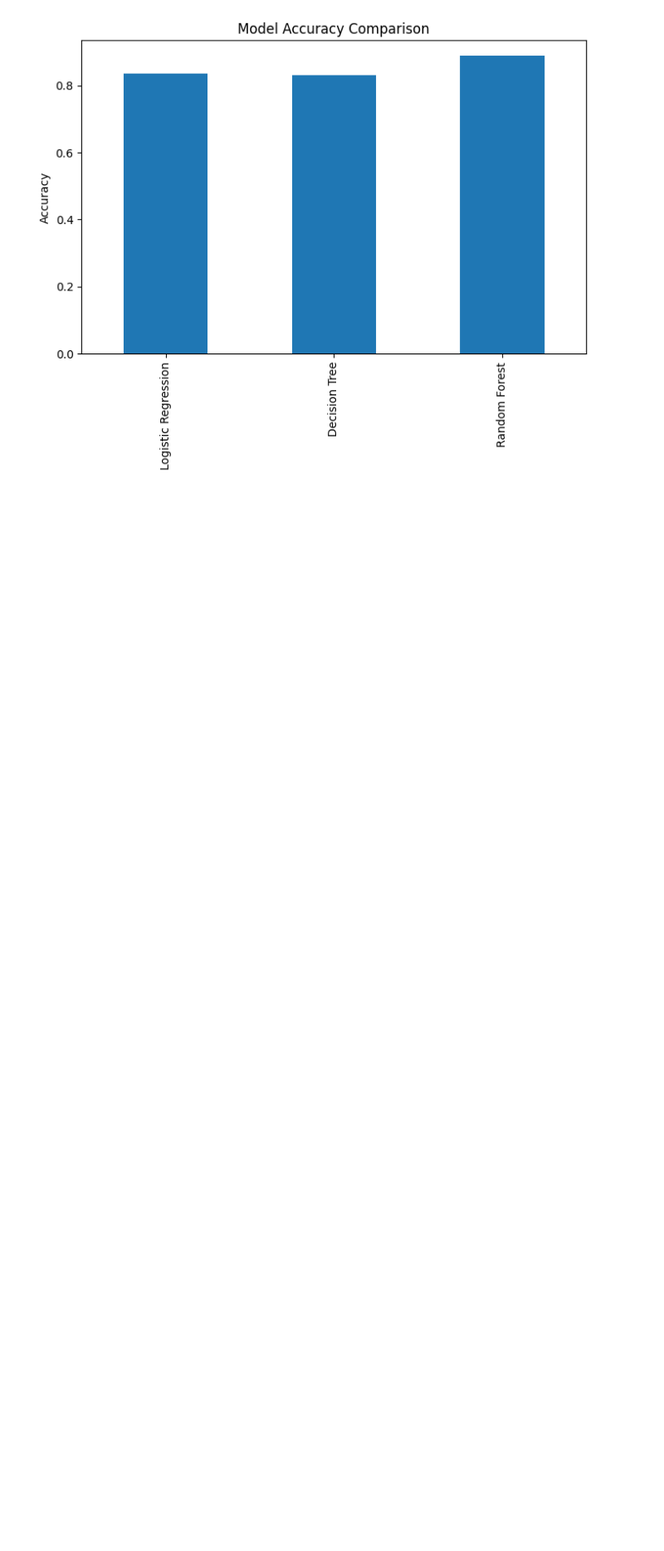
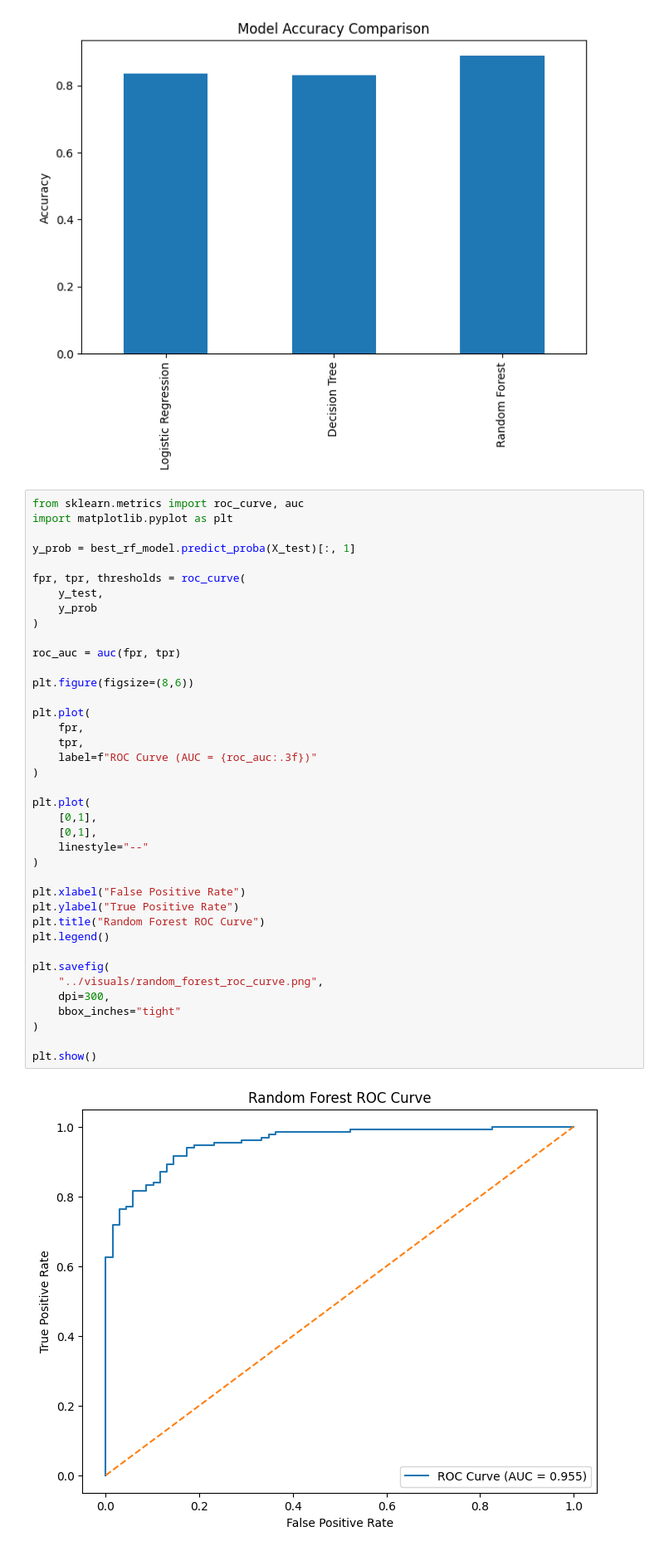
Before and after one commit to Animesh1020/hdfc_ml_project, a Jupyter notebook: notebooks/02_loan_approval_prediction.ipynb, the cells around one changed output. Shown at 83% size. Drawn from its saved outputs; the diff is of its cells as text; blank space fills up the shorter version.

Commit message:
feat: add ROC curve visualization for loan approval model

```diff
--- a/notebooks/02_loan_approval_prediction.ipynb
+++ b/notebooks/02_loan_approval_prediction.ipynb
@@ -257,6 +257,47 @@ plt.savefig(
 plt.show()
 # %% [output]
 [figure]
+# %%
+from sklearn.metrics import roc_curve, auc
+import matplotlib.pyplot as plt
+
+y_prob = best_rf_model.predict_proba(X_test)[:, 1]
+
+fpr, tpr, thresholds = roc_curve(
+    y_test,
+    y_prob
+)
+
+roc_auc = auc(fpr, tpr)
+
+plt.figure(figsize=(8,6))
+
+plt.plot(
+    fpr,
+    tpr,
+    label=f"ROC Curve (AUC = {roc_auc:.3f})"
+)
+
+plt.plot(
+    [0,1],
+    [0,1],
+    linestyle="--"
+)
+
+plt.xlabel("False Positive Rate")
+plt.ylabel("True Positive Rate")
+plt.title("Random Forest ROC Curve")
+plt.legend()
+
+plt.savefig(
+    "../visuals/random_forest_roc_curve.png",
+    dpi=300,
+    bbox_inches="tight"
+)
+
+plt.show()
+# %% [output]
+[figure, added]
 # %%
 import joblib
 
```
Also changed, not shown: 1 other file.
